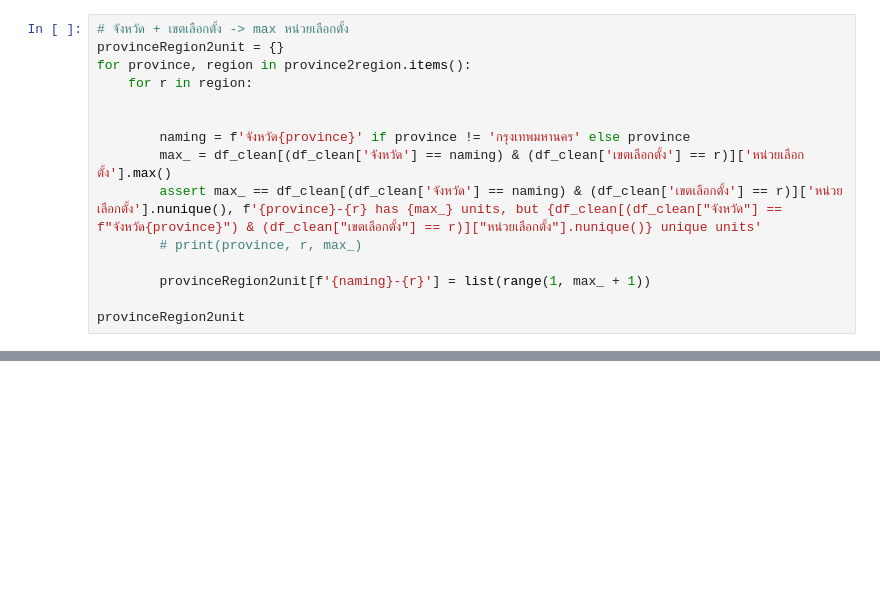
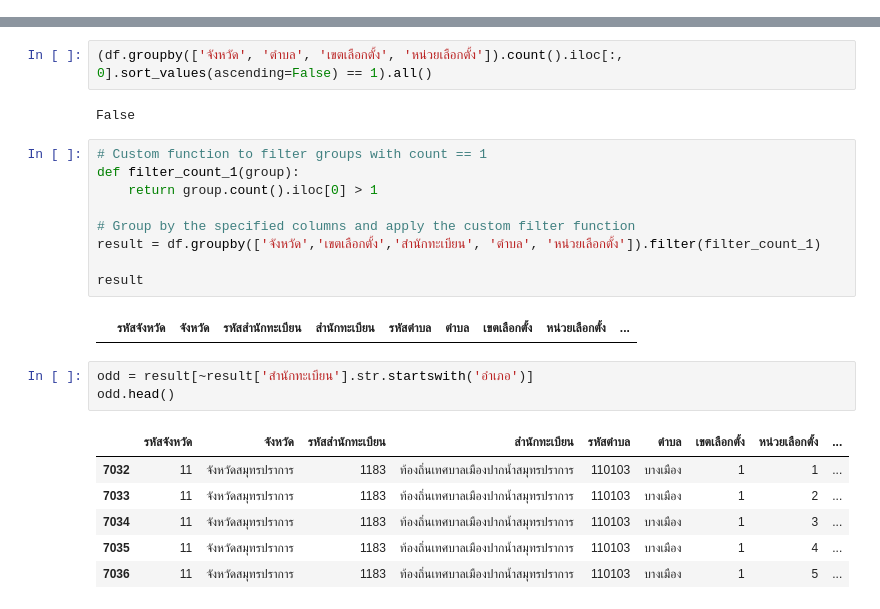
Before and after one commit to korkortorplus/ballot-location, a Jupyter notebook: data/complete/ETL-complete-json.ipynb, the cells around one changed output, grey strips where cells are left out. Drawn from its saved outputs; the diff is of its cells as text; blank space fills up the shorter version.

```diff
--- a/data/complete/ETL-complete-json.ipynb
+++ b/data/complete/ETL-complete-json.ipynb
@@ -58,15 +0,0 @@ province2region
-# %%
-# จังหวัด + เขตเลือกตั้ง -> max หน่วยเลือกตั้ง
-provinceRegion2unit = {}
-for province, region in province2region.items():
-    for r in region:
-
-
-        naming = f'จังหวัด{province}' if province != 'กรุงเทพมหานคร' else province
-        max_ = df_clean[(df_clean['จังหวัด'] == naming) & (df_clean['เขตเลือกตั้ง'] == r)]['หน่วยเลือกตั้ง'].max()
-        assert max_ == df_clean[(df_clean['จังหวัด'] == naming) & (df_clean['เขตเลือกตั้ง'] == r)]['หน่วยเลือกตั้ง'].nunique(), f'{province}-{r} has {max_} units, but {df_clean[(df_clean["จังหวัด"] == f"จังหวัด{province}") & (df_clean["เขตเลือกตั้ง"] == r)]["หน่วยเลือกตั้ง"].nunique()} unique units'
-        # print(province, r, max_)
-
-        provinceRegion2unit[f'{naming}-{r}'] = list(range(1, max_ + 1))
-
-provinceRegion2unit
@@ -99,0 +15,25 @@ with open('provinceRegion2unit.json', 'w') as f:
+# %%
+(df.groupby(['จังหวัด', 'ตำบล', 'เขตเลือกตั้ง', 'หน่วยเลือกตั้ง']).count().iloc[:, 0].sort_values(ascending=False) == 1).all()
+# %% [output]
+False
+# %%
+# Custom function to filter groups with count == 1
+def filter_count_1(group):
+    return group.count().iloc[0] > 1
+
+# Group by the specified columns and apply the custom filter function
+result = df.groupby(['จังหวัด','เขตเลือกตั้ง','สำนักทะเบียน', 'ตำบล', 'หน่วยเลือกตั้ง']).filter(filter_count_1)
+
+result
+# %% [output]
+|  | รหัสจังหวัด | จังหวัด | รหัสสำนักทะเบียน | สำนักทะเบียน | รหัสตำบล | ตำบล | เขตเลือกตั้ง | หน่วยเลือกตั้ง | ... |
+# %%
+odd = result[~result['สำนักทะเบียน'].str.startswith('อำเภอ')]
+odd.head()
+# %% [output]
+|  | รหัสจังหวัด | จังหวัด | รหัสสำนักทะเบียน | สำนักทะเบียน | รหัสตำบล | ตำบล | เขตเลือกตั้ง | หน่วยเลือกตั้ง | ... |
+| 7032 | 11 | จังหวัดสมุทรปราการ | 1183 | ท้องถิ่นเทศบาลเมืองปากน้ำสมุทรปราการ | 110103 | บางเมือง | 1 | 1 | ... |
+| 7033 | 11 | จังหวัดสมุทรปราการ | 1183 | ท้องถิ่นเทศบาลเมืองปากน้ำสมุทรปราการ | 110103 | บางเมือง | 1 | 2 | ... |
+| 7034 | 11 | จังหวัดสมุทรปราการ | 1183 | ท้องถิ่นเทศบาลเมืองปากน้ำสมุทรปราการ | 110103 | บางเมือง | 1 | 3 | ... |
+| 7035 | 11 | จังหวัดสมุทรปราการ | 1183 | ท้องถิ่นเทศบาลเมืองปากน้ำสมุทรปราการ | 110103 | บางเมือง | 1 | 4 | ... |
+| 7036 | 11 | จังหวัดสมุทรปราการ | 1183 | ท้องถิ่นเทศบาลเมืองปากน้ำสมุทรปราการ | 110103 | บางเมือง | 1 | 5 | ... |
```
Also changed, not shown: parts of 11 cells of this notebook, 8 other files.
